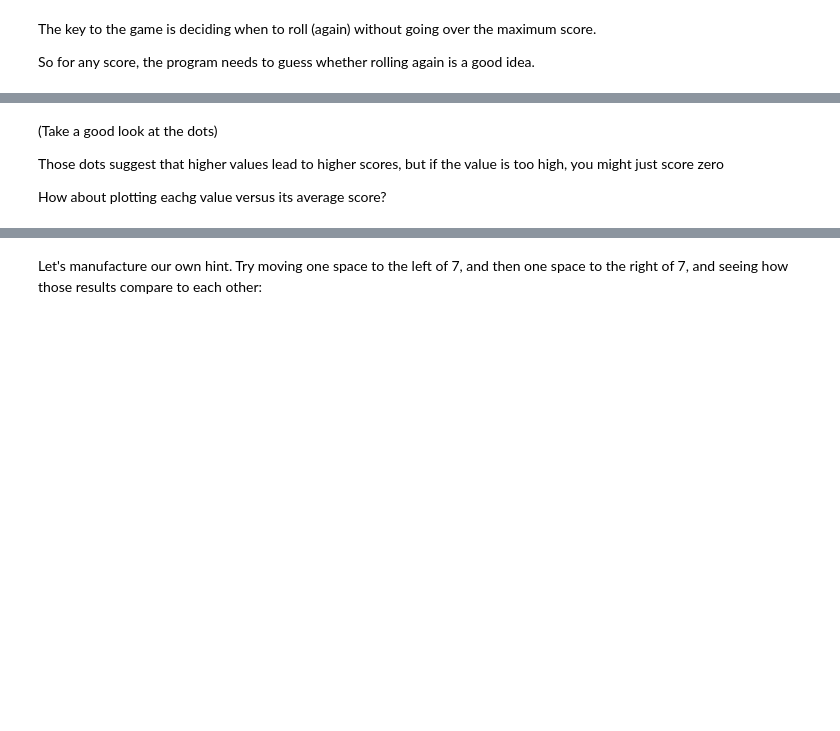
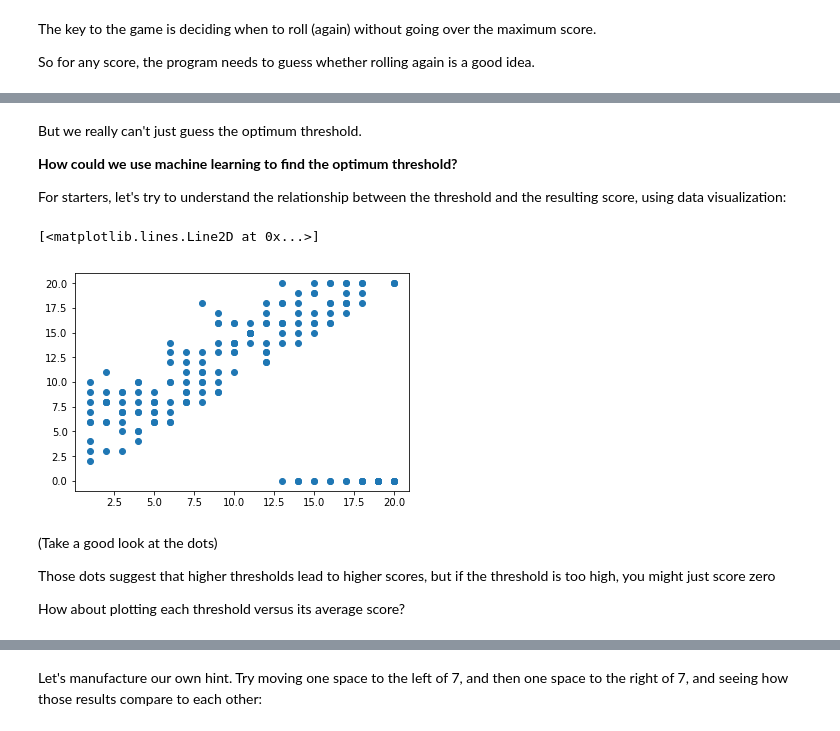
Before and after one commit to junior-ai-intro/guess-learn-ntstew, a Jupyter notebook: Machine Learning, 5. Going Uphill.ipynb, the cells around one changed output, grey strips where cells are left out. Saved outputs shown, nothing was run; the diff lists cells and outputs as text; code cells hidden in the pictures; blank space fills up the shorter version.

Commit message:
changed lesson 5 to use the term threshold

```diff
--- a/Machine Learning, 5. Going Uphill.ipynb
+++ b/Machine Learning, 5. Going Uphill.ipynb
@@ -32,11 +34,11 @@ The key to the game is deciding when to roll (again) without going over the maxi
 
 So for any score, the program needs to guess whether rolling again is a good idea.
 # %%
-def play(value):                      # the 'value' is the score above which the player stops rolling
+def play(threshold):                  # the 'threshold' is the score above which the player stops rolling
 
     total_score = roll_dice(2)        # start by rolling two dice
 
-    while total_score <= value:       # if the score is at or under the value...
+    while total_score < threshold:    # if the score under the threshold...
         total_score += roll_dice(2)   # roll again, and add to score
 
     if total_score <= 20:
@@ -56,0 +68,3 @@ For starters, let's try to understand the relationship between the value and the
+# %%
+for i in range(0,10):
+    print(play(8))
@@ -56,0 +84,3 @@ For starters, let's try to understand the relationship between the value and the
+# %%
+for i in range(0,10):
+    print(play(20))
@@ -57,20 +98,29 @@ For starters, let's try to understand the relationship between the value and the
+# %% [markdown]
+But we really can't just guess the optimum threshold.
+
+**How could we use machine learning to find the optimum threshold?**
+
+For starters, let's try to understand the relationship between the threshold and the resulting score, using data visualization:
 # %%
 %matplotlib inline
 import matplotlib.pyplot as plt
 
-values = []
+thresholds = []
 scores = []
 
-for value in range(1,21):            # for every value from 1 to 20...
-    for i in range(1,10):            # play the games 10 times...
-        values.append(value)         # and record the value and the score
-        scores.append(play(value))
+for threshold in range(1,21):          # for every threshold from 1 to 20...
+    for i in range(1,10):              # play the games 10 times...
+        thresholds.append(threshold)   # and record the threshold and the score
+        scores.append(play(threshold))
 
-plt.plot(values,scores,'o')
+plt.plot(thresholds,scores,'o')
+# %% [output]
+[<matplotlib.lines.Line2D at 0x...>]
+[figure, added]
 # %% [markdown]
 (Take a good look at the dots)
 
-Those dots suggest that higher values lead to higher scores, but if the value is too high, you might just score zero
+Those dots suggest that higher thresholds lead to higher scores, but if the threshold is too high, you might just score zero
 
-How about plotting eachg value versus its average score?
+How about plotting each threshold versus its average score?
 # %%
```
Also changed, not shown: parts of 21 cells of this notebook.
